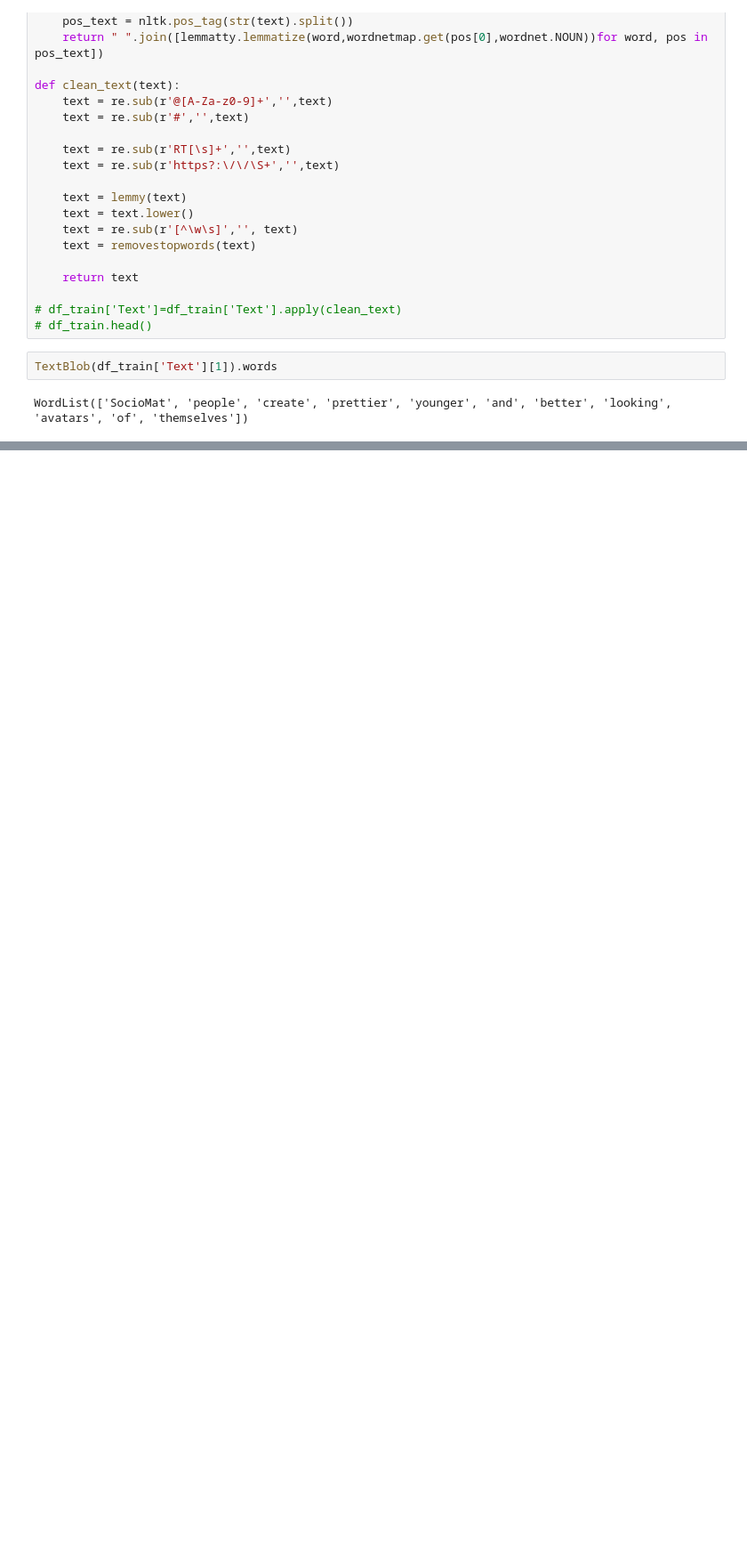
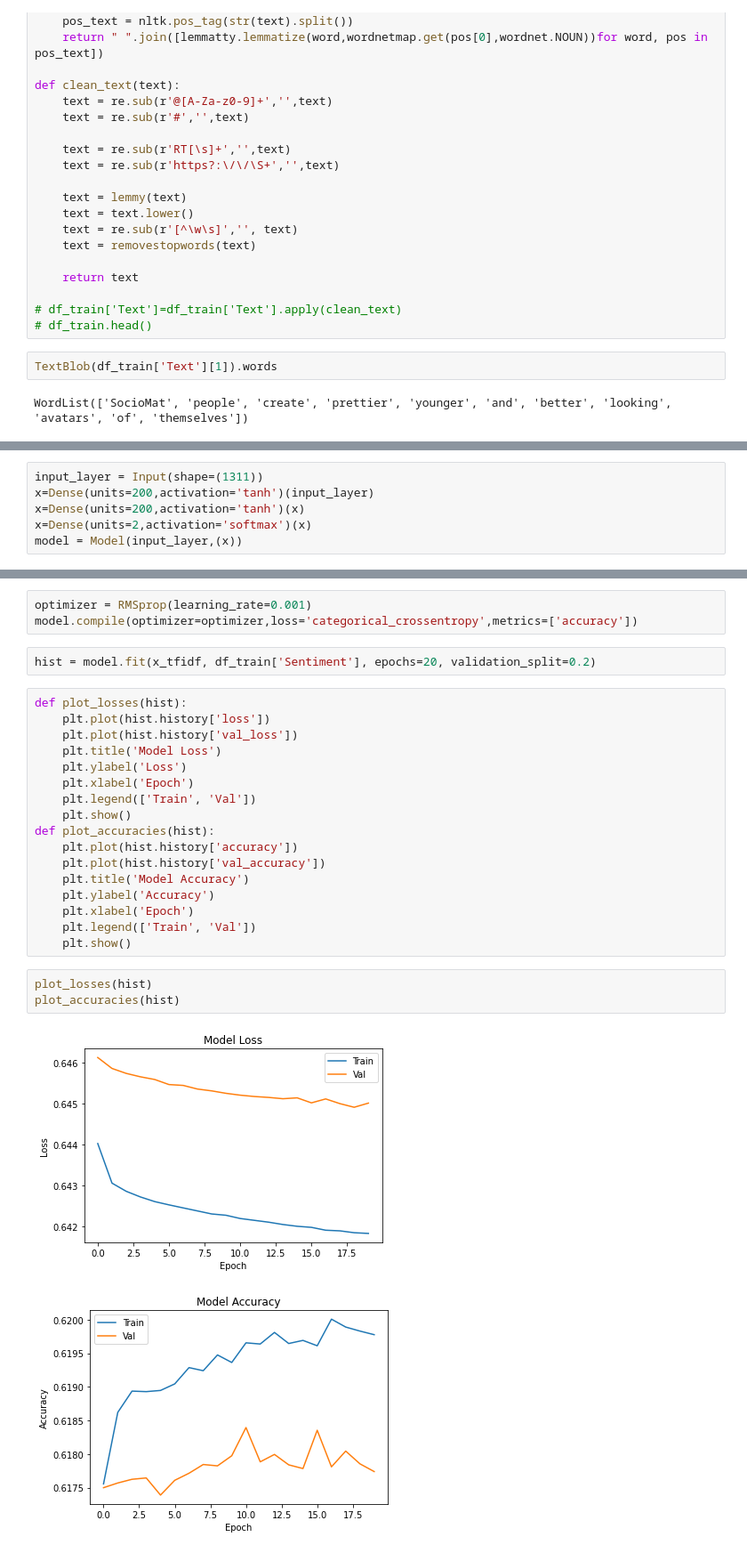
Before and after one commit to Codeseys/IgnitionHacks2020DivSigma, a Jupyter notebook: DivSigma.ipynb, the cells around one changed output, grey strips where cells are left out. Shown: that part at 89% size. Saved outputs shown, nothing was run; the diff lists cells and outputs as text; blank space fills up the shorter version.

```diff
--- a/DivSigma.ipynb
+++ b/DivSigma.ipynb
@@ -69,0 +113,6 @@ WordList(['SocioMat', 'people', 'create', 'prettier', 'younger', 'and', 'better'
+# %%
+input_layer = Input(shape=(1311))
+x=Dense(units=200,activation='tanh')(input_layer)
+x=Dense(units=200,activation='tanh')(x)
+x=Dense(units=2,activation='softmax')(x)
+model = Model(input_layer,(x))
@@ -69,0 +138,28 @@ WordList(['SocioMat', 'people', 'create', 'prettier', 'younger', 'and', 'better'
+# %%
+optimizer = RMSprop(learning_rate=0.001)
+model.compile(optimizer=optimizer,loss='categorical_crossentropy',metrics=['accuracy'])
+# %%
+hist = model.fit(x_tfidf, df_train['Sentiment'], epochs=20, validation_split=0.2)
+# %%
+def plot_losses(hist):
+    plt.plot(hist.history['loss'])
+    plt.plot(hist.history['val_loss'])
+    plt.title('Model Loss')
+    plt.ylabel('Loss')
+    plt.xlabel('Epoch')
+    plt.legend(['Train', 'Val'])
+    plt.show()
+def plot_accuracies(hist):
+    plt.plot(hist.history['accuracy'])
+    plt.plot(hist.history['val_accuracy'])
+    plt.title('Model Accuracy')
+    plt.ylabel('Accuracy')
+    plt.xlabel('Epoch')
+    plt.legend(['Train', 'Val'])
+    plt.show()
+# %%
+plot_losses(hist)
+plot_accuracies(hist)
+# %% [output]
+[figure, added]
+[figure, added]
```
Also changed, not shown: parts of 17 cells of this notebook, 4 other files.
